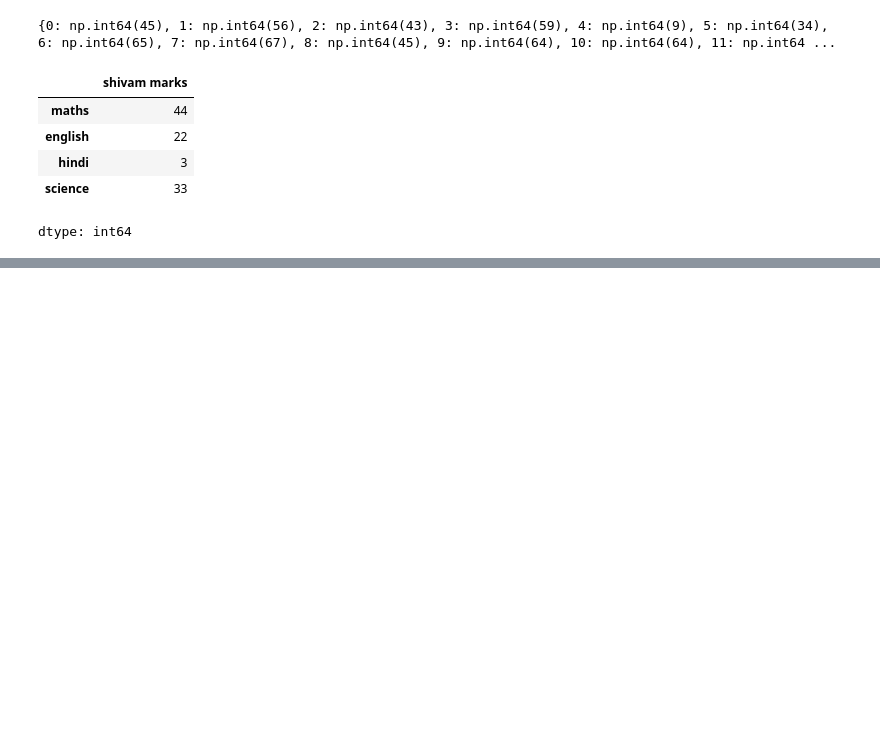
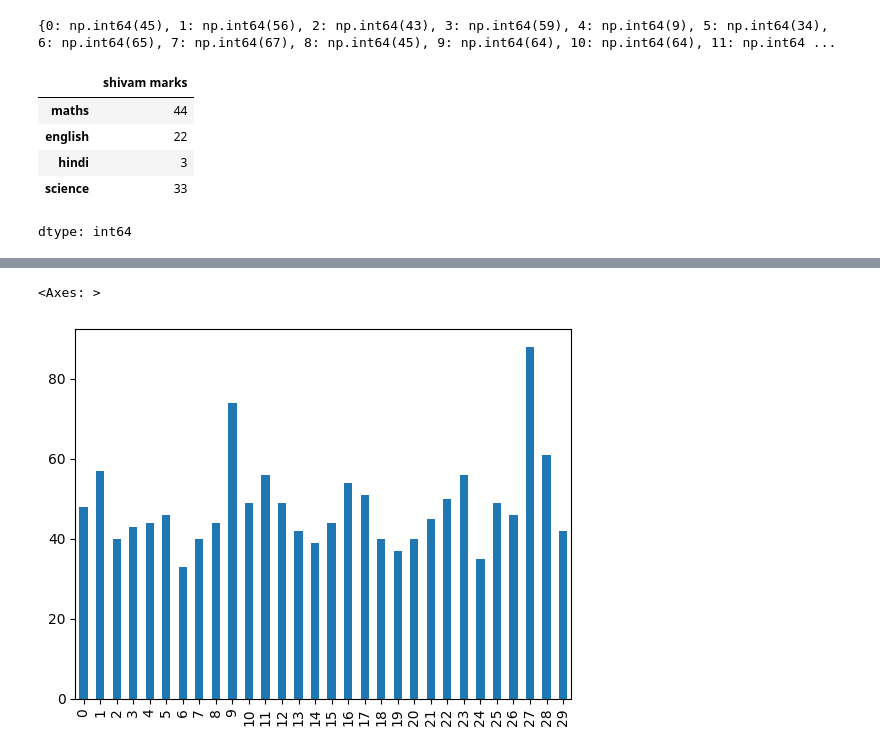
Before and after one commit to Hubert1234567890/python_data_science-, a Jupyter notebook: pandas/pandas_practice.ipynb, the cells around one changed output, grey strips where cells are left out. Drawn from its saved outputs; the diff is of its cells as text; code cells hidden in the pictures; blank space fills up the shorter version.

```diff
--- a/pandas/pandas_practice.ipynb
+++ b/pandas/pandas_practice.ipynb
@@ -313,0 +341,6 @@ dtype: int64
+# %%
+subscribers = subs["Subscribers gained"]
+subscribers.head(30).plot(kind = 'bar')
+# %% [output]
+<Axes: >
+[figure, added]
```
Also changed, not shown: parts of 9 cells of this notebook.
